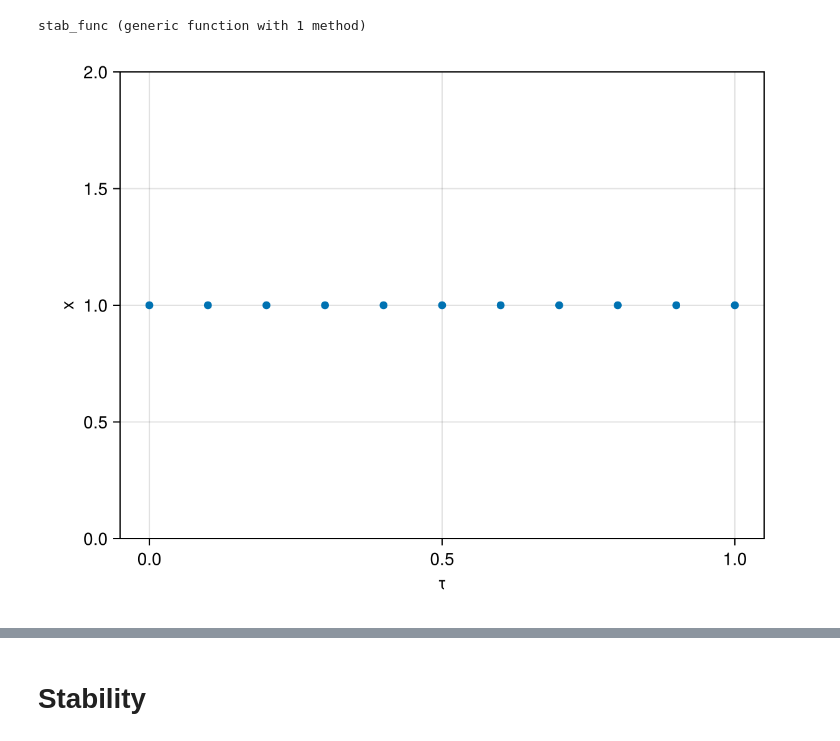
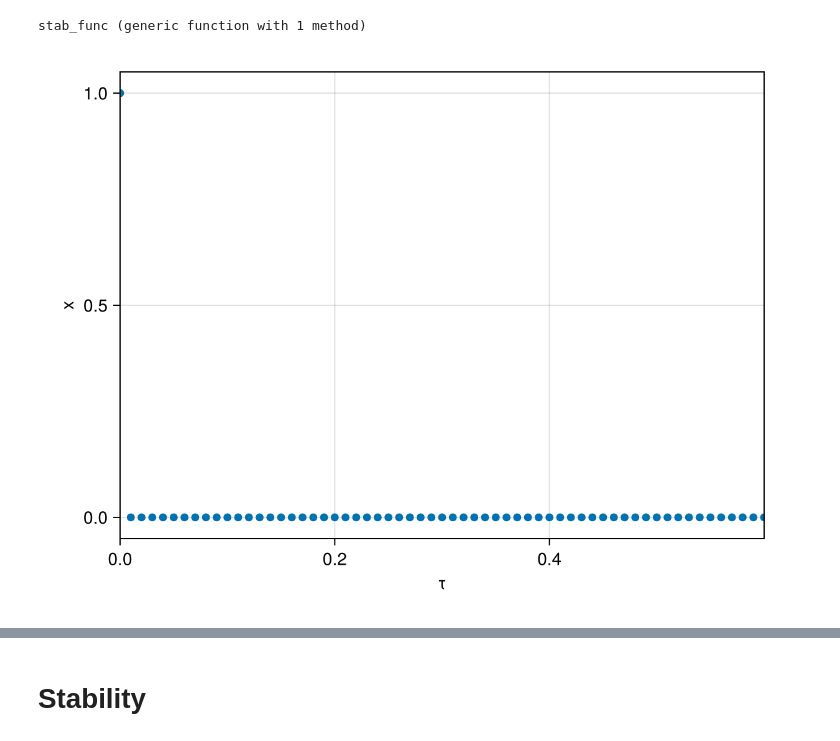
Before and after one commit to EvaSJ25/DDE-internship-code, a Jupyter notebook: Mackey-Glass_equation_example.ipynb, the cells around one changed output, grey strips where cells are left out. Saved outputs shown, nothing was run; the diff lists cells and outputs as text; code cells hidden in the pictures.

```diff
--- a/Mackey-Glass_equation_example.ipynb
+++ b/Mackey-Glass_equation_example.ipynb
@@ -16,25 +16,31 @@ stab_func (generic function with 1 method)
 # %%
 gamma=1.0
 #initial states for following parameters (obtained from DDE-Biftool example)
 beta=2
-n=10
+n=10 #n=3 gives γ/β >=1-2/n so all of x should be stable (By Gupta source)
 tau=0
-x0=(beta-1)^(1/n) #obtained from DDE-Biftool demo
+x0=((beta-gamma)/(gamma))^(1/n) #obtained from DDE-Biftool demo
 nd=1 #one delay
 
-y01,feq=F_eq(mackeyglassfunc,x0, [gamma,beta,n,tau],nd, par_indx=4)#par_indx=2)
+y01,feq=F_eq(mackeyglassfunc, x0, [beta,gamma,n,tau],nd, par_indx=4)#par_indx=2)
+#y01,feq=F_eq(mackeyglassfunc, x0, [gamma,beta,n,tau],nd, par_indx=4)#par_indx=2)
 
-ylist1,ytan1=track_curve_new(feq,y01,[0.0,1],stepsize=0.1,nmax=10) #i think it should output 1's for x value
+#y01,feq=F_eq(mackeyglassfunc,[0.0], [beta,gamma,n,tau],nd, par_indx=4)#par_indx=2)
+
+ylist1,ytan1=track_curve_new(feq,y01,[0.0,1],stepsize=0.01,nmax=100) #i think it should output 1's for x value
+#ylist1,ytan1=track_curve_new(feq,y01,[0.0,1],stepsize=0.1,nmax=10) #i think it should output 1's for x value
+
 #ylist1,ytan1=track_curve_new(feq,y01,[0.0,1],nmax=150) #i think it should output 1's for x value
 #ylist2,ytan2=track_curve_new(feq,y01,[0,0],nmax=150) #i think it should output 1's for x value
 
 
 fig1=Figure()
 ax1=Axis(fig1[1,1],xlabel="τ",ylabel="x")
 scatter!(ax1,[u[2] for u in ylist1],[u[1] for u in ylist1])
 #scatter!(ax1,[u[2] for u in ylist2],[u[1] for u in ylist2])
 
 #xlims!(ax1,[0.0,5])
+xlims!(ax1,[0,0.6])
 fig1
 # %% [output]
-[figure, old version]
+[figure, new version]
```
Also changed, not shown: parts of 7 cells of this notebook.
